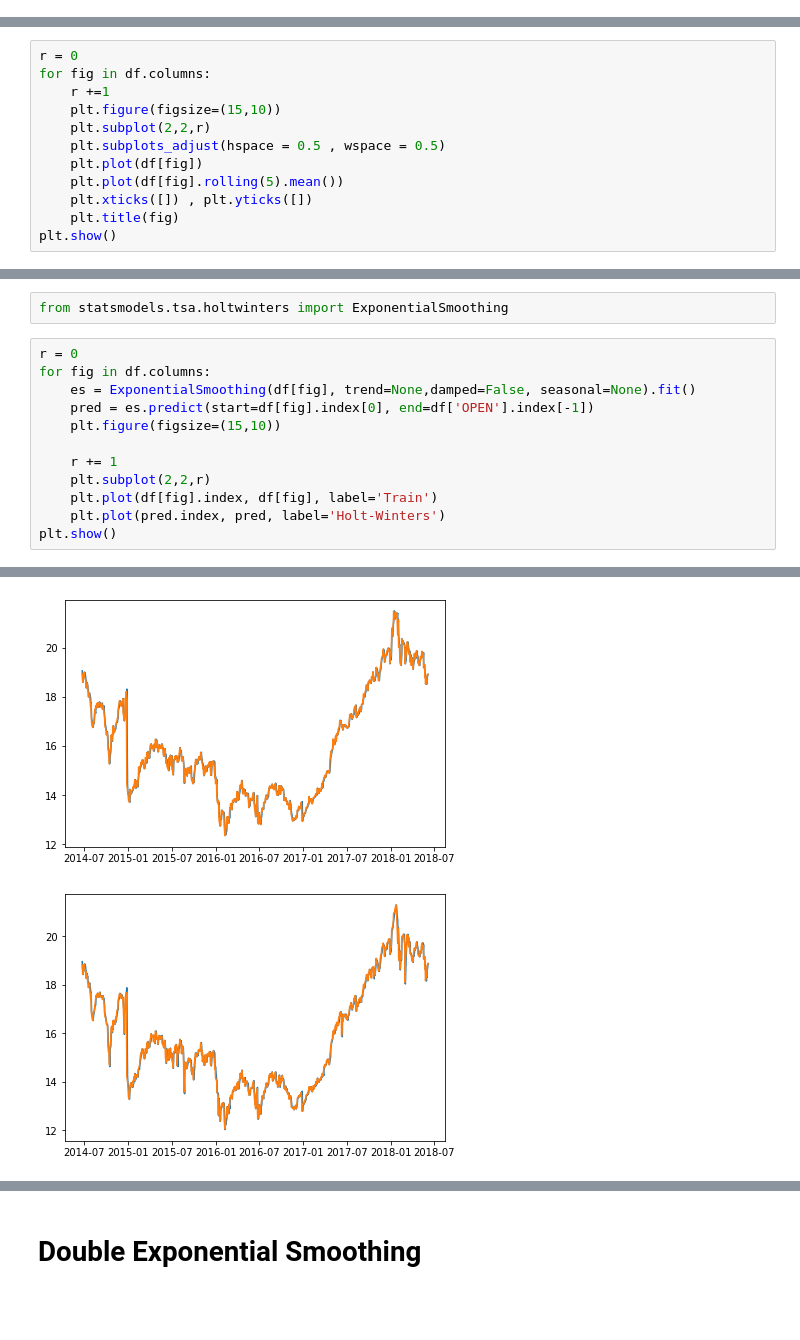
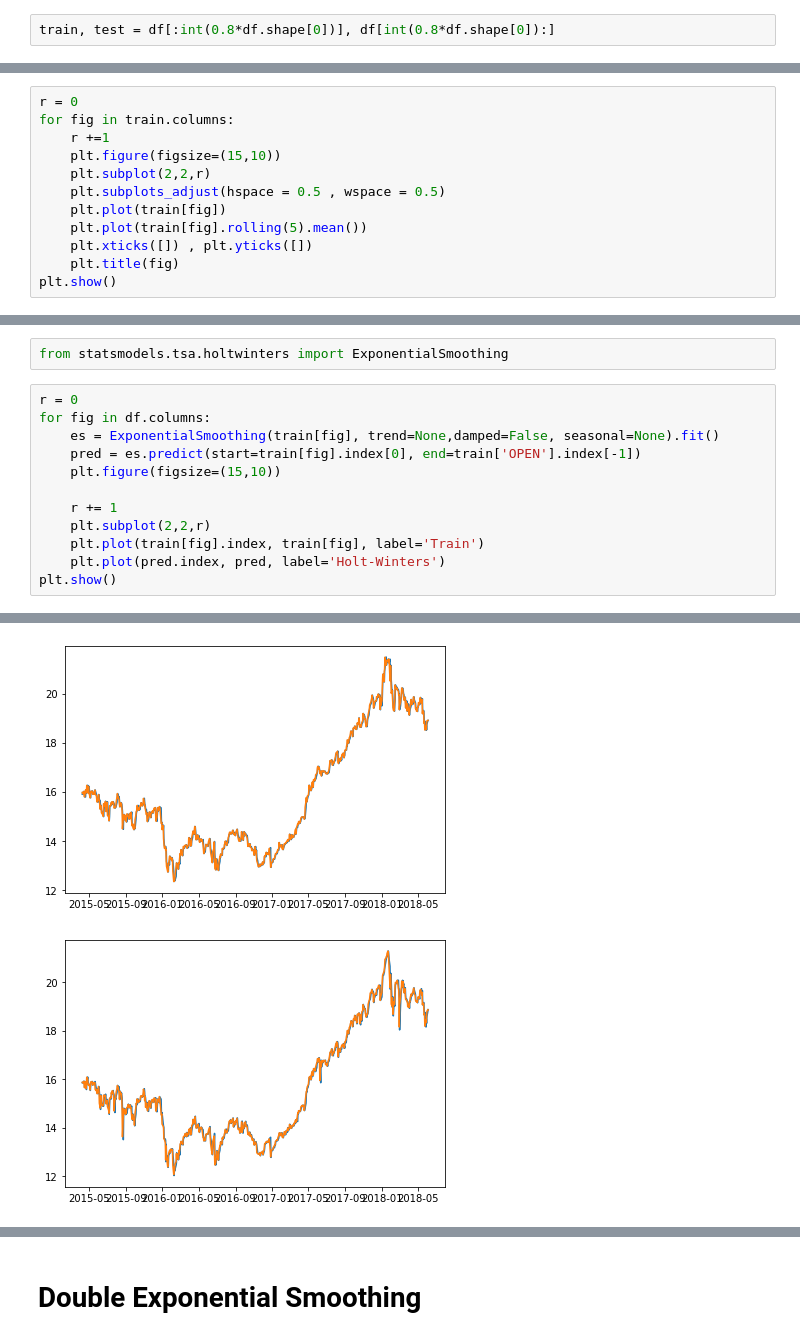
Before and after one commit to vipinkatara/Stock-prediction, a Jupyter notebook: Stock-prediction.ipynb, the cells around one changed output, grey strips where cells are left out. Saved outputs shown, nothing was run; the diff lists cells and outputs as text; blank space fills up the shorter version.

```diff
--- a/Stock-prediction.ipynb
+++ b/Stock-prediction.ipynb
@@ -123,0 +191,2 @@ plt.show()
+# %%
+train, test = df[:int(0.8*df.shape[0])], df[int(0.8*df.shape[0]):]
@@ -158,13 +219,13 @@ df
 996 rows × 4 columns
 # %%
 r = 0
-for fig in df.columns:
+for fig in train.columns:
     r +=1
     plt.figure(figsize=(15,10))
     plt.subplot(2,2,r)
     plt.subplots_adjust(hspace = 0.5 , wspace = 0.5)
-    plt.plot(df[fig])
-    plt.plot(df[fig].rolling(5).mean())
+    plt.plot(train[fig])
+    plt.plot(train[fig].rolling(5).mean())
     plt.xticks([]) , plt.yticks([])
     plt.title(fig)
 plt.show()
@@ -180,13 +241,13 @@ from statsmodels.tsa.holtwinters import ExponentialSmoothing
 # %%
 r = 0
 for fig in df.columns:
-    es = ExponentialSmoothing(df[fig], trend=None,damped=False, seasonal=None).fit()
-    pred = es.predict(start=df[fig].index[0], end=df['OPEN'].index[-1])
+    es = ExponentialSmoothing(train[fig], trend=None,damped=False, seasonal=None).fit()
+    pred = es.predict(start=train[fig].index[0], end=train['OPEN'].index[-1])
     plt.figure(figsize=(15,10))
 
     r += 1
     plt.subplot(2,2,r)
-    plt.plot(df[fig].index, df[fig], label='Train')
+    plt.plot(train[fig].index, train[fig], label='Train')
     plt.plot(pred.index, pred, label='Holt-Winters')
 plt.show()
 # %% [output]
@@ -194,2 +255,2 @@ plt.show()
-[figure, old version]
+[figure, new version]
-[figure, old version]
+[figure, new version]
```
Also changed, not shown: parts of 23 cells of this notebook.
